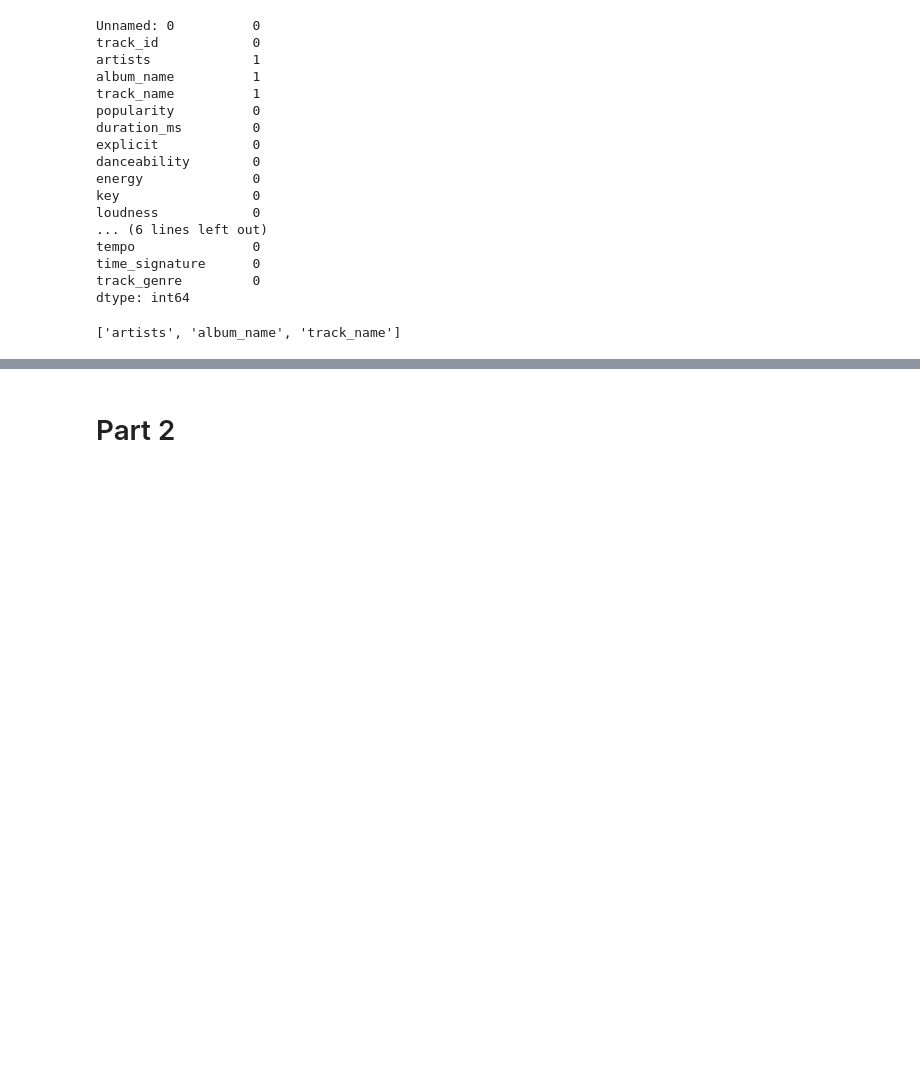
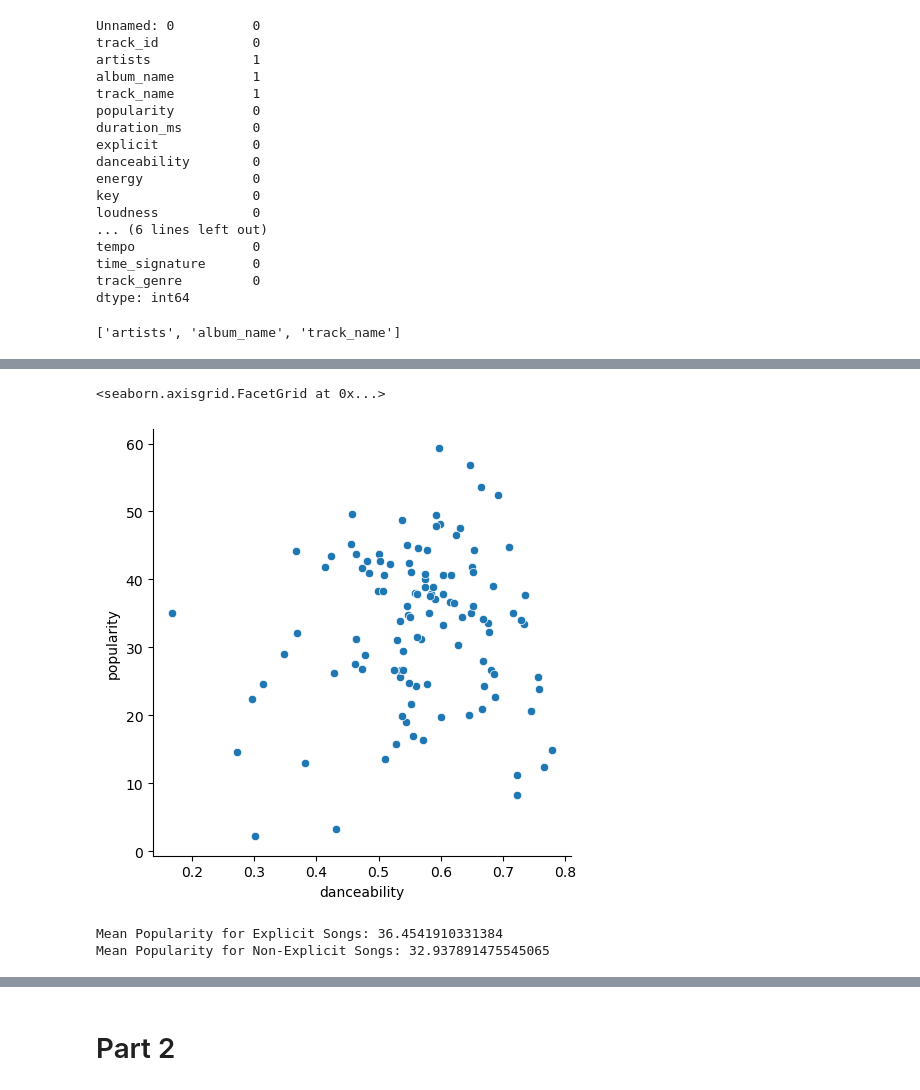
Before and after one commit to tobiasmj97/M1_assignment_recommender-app_group_5, a Jupyter notebook: M1_Assignement_UML.ipynb, the cells around one changed output, grey strips where cells are left out. Cells and saved outputs as stored; diff of their text form; code cells hidden in the pictures; blank space fills up the shorter version.

```diff
--- a/M1_Assignement_UML.ipynb
+++ b/M1_Assignement_UML.ipynb
@@ -137,4 +278,4 @@ missing_values[missing_values].index.tolist()
 # %%
-#   Visualize the number of songs by genre. Which are the most common genres?
-#   Rank genres by the average popularity of their songs. Which genres tend to have more popular songs?
-#   Explore other characteristics (like danceability, energy, etc.) by genre. Are there any noticeable differences or trends?
+# Rank genres by the average popularity of their songs. Which genres tend to have more popular songs?
+popularity = df.groupby('track_genre')['popularity'].mean().sort_values(ascending=False)
+popularity
@@ -146,0 +357,26 @@ missing_values[missing_values].index.tolist()
+# %%
+# How does song popularity relate to other characteristics like danceability, loudness, or tempo?
+sns.relplot(data=df,
+            x=dance,
+            y=popularity,
+            kind="scatter")
+# %% [output]
+<seaborn.axisgrid.FacetGrid at 0x...>
+[figure, added]
+# %%
+# How do explicit songs compare to non-explicit ones in terms of popularity or other characteristics?
+# First we group data into explicit and non-explicit songs
+
+explicit_songs = df[df['explicit'] == True]  # Select rows where 'explicit' is True
+non_explicit_songs = df[df['explicit'] == False]  # Select rows where 'explicit' is False
+
+# Compare popularity using summary statistics
+explicit_popularity_mean = explicit_songs['popularity'].mean()
+non_explicit_popularity_mean = non_explicit_songs['popularity'].mean()
+
+# Print the mean popularity for explicit and non-explicit songs
+print(f"Mean Popularity for Explicit Songs: {explicit_popularity_mean}")
+print(f"Mean Popularity for Non-Explicit Songs: {non_explicit_popularity_mean}")
+# %% [output]
+Mean Popularity for Explicit Songs: 36.4541910331384
+Mean Popularity for Non-Explicit Songs: 32.937891475545065
```
Also changed, not shown: parts of 42 cells of this notebook.
